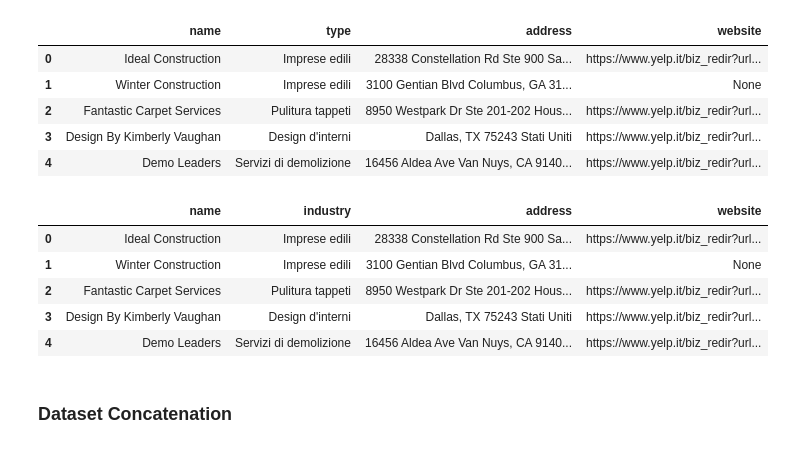
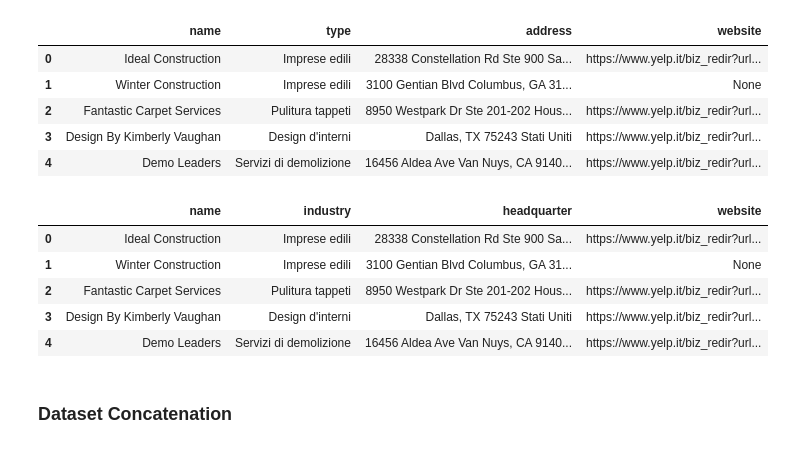
Before and after one commit to samuel-esp/IngDati-Progetto, a Jupyter notebook: SchemaAlignmentCompanies.ipynb, the cells around one changed output. Saved outputs shown, nothing was run; the diff lists cells and outputs as text; code cells hidden in the pictures.

```diff
--- a/Schema Alignment.ipynb
+++ b/SchemaAlignmentCompanies.ipynb
@@ -919,9 +919,10 @@ companies.head()
 | 4 | Demo Leaders | Servizi di demolizione | 16456 Aldea Ave Van Nuys, CA 9140... | https://www.yelp.it/biz_redir?url... |
 # %%
 companies.rename(columns={'type':'industry'}, inplace=True)
+companies.rename(columns={'address':'headquarter'}, inplace=True)
 companies.head()
 # %% [output]
-|  | name | industry | address | website |
+|  | name | industry | headquarter | website |
 | 0 | Ideal Construction | Imprese edili | 28338 Constellation Rd Ste 900 Sa... | https://www.yelp.it/biz_redir?url... |
 | 1 | Winter Construction | Imprese edili | 3100 Gentian Blvd Columbus, GA 31... | None |
 | 2 | Fantastic Carpet Services | Pulitura tappeti | 8950 Westpark Dr Ste 201-202 Hous... | https://www.yelp.it/biz_redir?url... |
```
Also changed, not shown: parts of 3 cells of this notebook.
